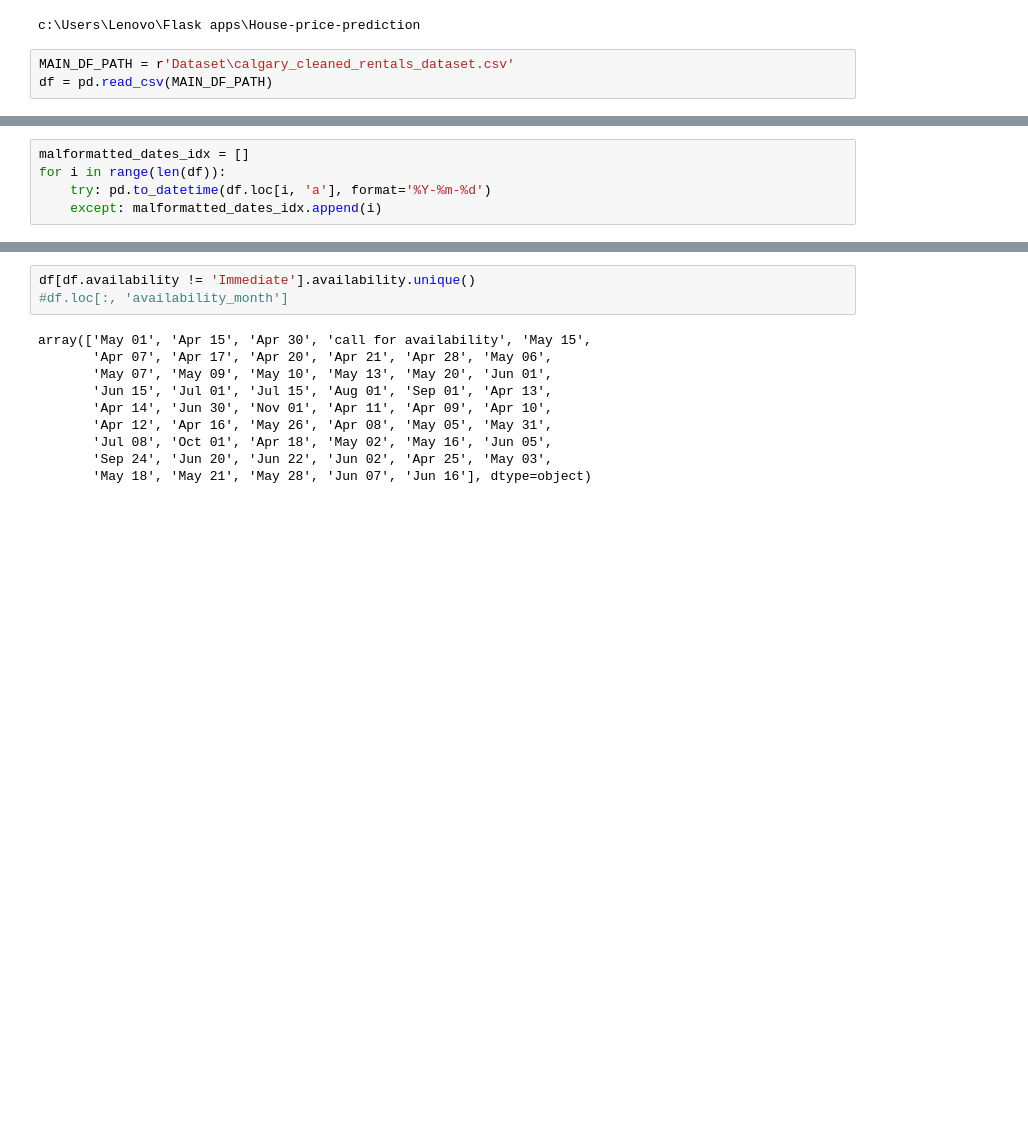
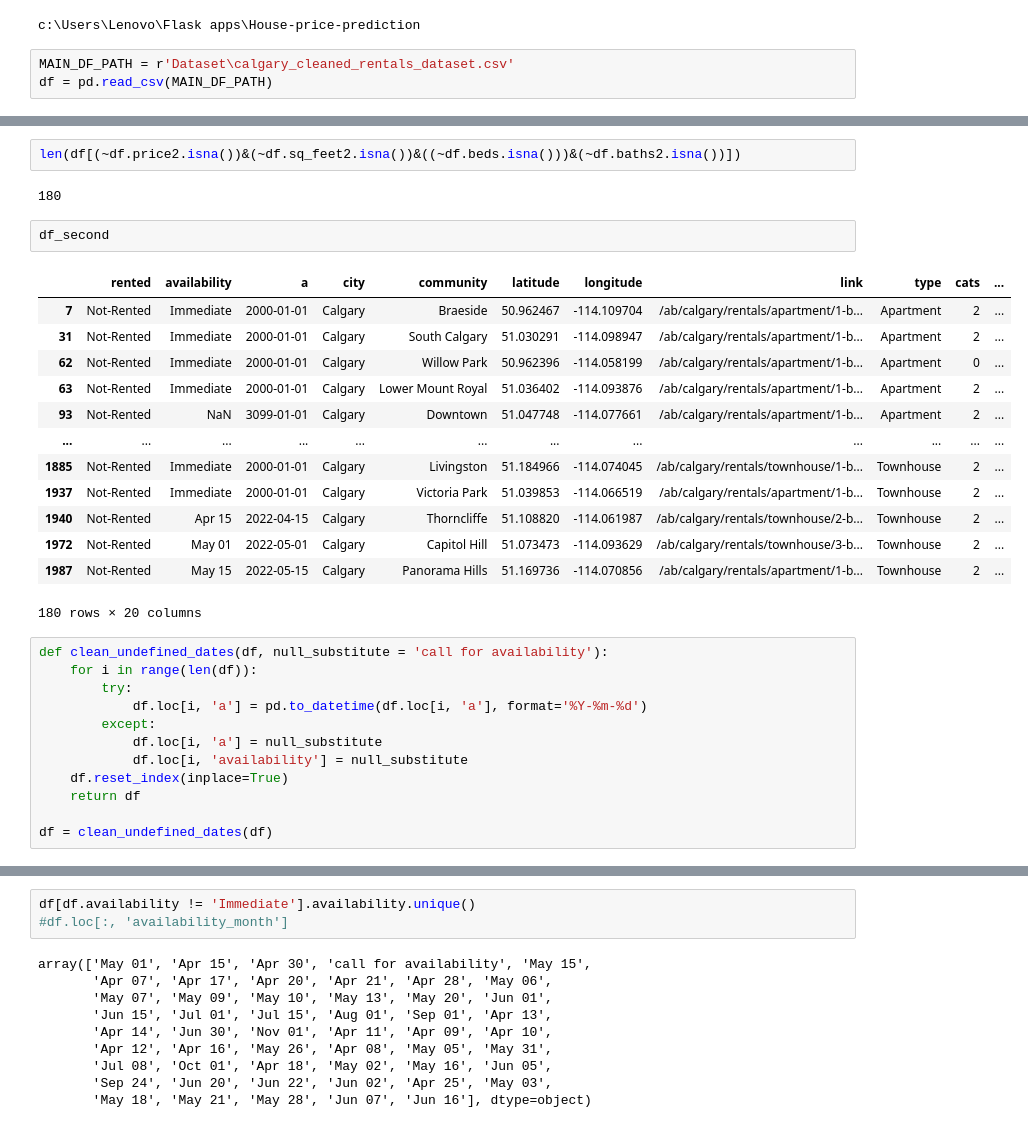
Before and after one commit to mitramir55/House-Price-Analyzer-Flask, a Jupyter notebook: Practice/practice - 2.ipynb, the cells around one changed output, grey strips where cells are left out. Saved outputs shown, nothing was run; the diff lists cells and outputs as text; blank space fills up the shorter version.

```diff
--- a/Practice/practice - 2.ipynb
+++ b/Practice/practice - 2.ipynb
@@ -23,5 +76,32 @@ df.reset_index(inplace=True, drop=True)
+# %%
+len(df[(~df.price2.isna())&(~df.sq_feet2.isna())&((~df.beds.isna()))&(~df.baths2.isna())])
+# %% [output]
+180
+# %%
+df_second
+# %% [output]
+|  | rented | availability | a | city | community | latitude | longitude | link | type | cats | ... |
+| 7 | Not-Rented | Immediate | 2000-01-01 | Calgary | Braeside | 50.962467 | -114.109704 | /ab/calgary/rentals/apartment/1-b... | Apartment | 2 | ... |
+| 31 | Not-Rented | Immediate | 2000-01-01 | Calgary | South Calgary | 51.030291 | -114.098947 | /ab/calgary/rentals/apartment/1-b... | Apartment | 2 | ... |
+| 62 | Not-Rented | Immediate | 2000-01-01 | Calgary | Willow Park | 50.962396 | -114.058199 | /ab/calgary/rentals/apartment/1-b... | Apartment | 0 | ... |
+| 63 | Not-Rented | Immediate | 2000-01-01 | Calgary | Lower Mount Royal | 51.036402 | -114.093876 | /ab/calgary/rentals/apartment/1-b... | Apartment | 2 | ... |
+| 93 | Not-Rented | NaN | 3099-01-01 | Calgary | Downtown | 51.047748 | -114.077661 | /ab/calgary/rentals/apartment/1-b... | Apartment | 2 | ... |
+| ... | ... | ... | ... | ... | ... | ... | ... | ... | ... | ... | ... |
+| 1885 | Not-Rented | Immediate | 2000-01-01 | Calgary | Livingston | 51.184966 | -114.074045 | /ab/calgary/rentals/townhouse/1-b... | Townhouse | 2 | ... |
+| 1937 | Not-Rented | Immediate | 2000-01-01 | Calgary | Victoria Park | 51.039853 | -114.066519 | /ab/calgary/rentals/apartment/1-b... | Townhouse | 2 | ... |
+| 1940 | Not-Rented | Apr 15 | 2022-04-15 | Calgary | Thorncliffe | 51.108820 | -114.061987 | /ab/calgary/rentals/townhouse/2-b... | Townhouse | 2 | ... |
+| 1972 | Not-Rented | May 01 | 2022-05-01 | Calgary | Capitol Hill | 51.073473 | -114.093629 | /ab/calgary/rentals/townhouse/3-b... | Townhouse | 2 | ... |
+| 1987 | Not-Rented | May 15 | 2022-05-15 | Calgary | Panorama Hills | 51.169736 | -114.070856 | /ab/calgary/rentals/apartment/1-b... | Townhouse | 2 | ... |
+180 rows × 20 columns
 # %%
-malformatted_dates_idx = []
-for i in range(len(df)):
-    try: pd.to_datetime(df.loc[i, 'a'], format='%Y-%m-%d')
-    except: malformatted_dates_idx.append(i)
+def clean_undefined_dates(df, null_substitute = 'call for availability'):
+    for i in range(len(df)):
+        try:
+            df.loc[i, 'a'] = pd.to_datetime(df.loc[i, 'a'], format='%Y-%m-%d')
+        except:
+            df.loc[i, 'a'] = null_substitute
+            df.loc[i, 'availability'] = null_substitute
+    df.reset_index(inplace=True)
+    return df
+
+df = clean_undefined_dates(df)
```
Also changed, not shown: parts of 13 cells of this notebook, 1 other file.
